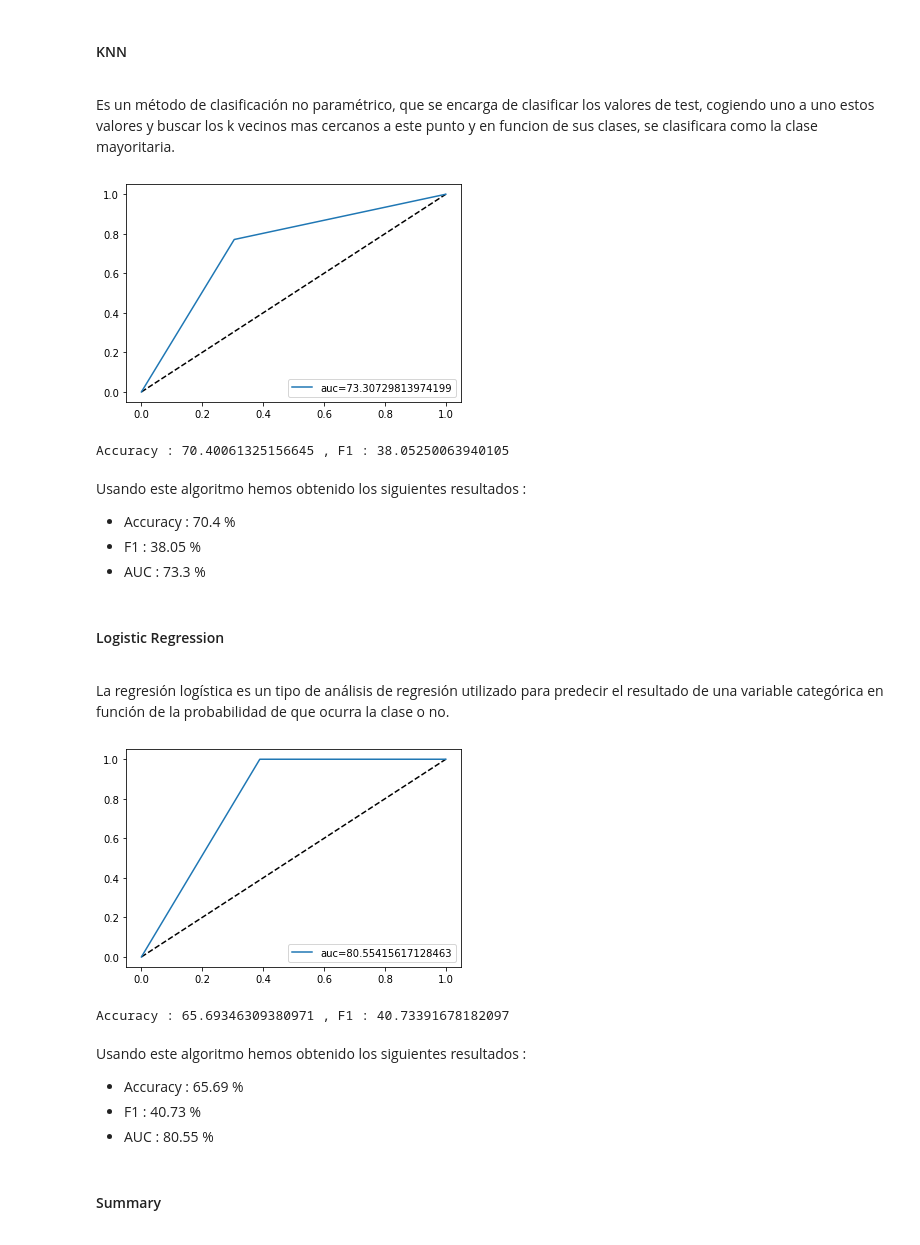
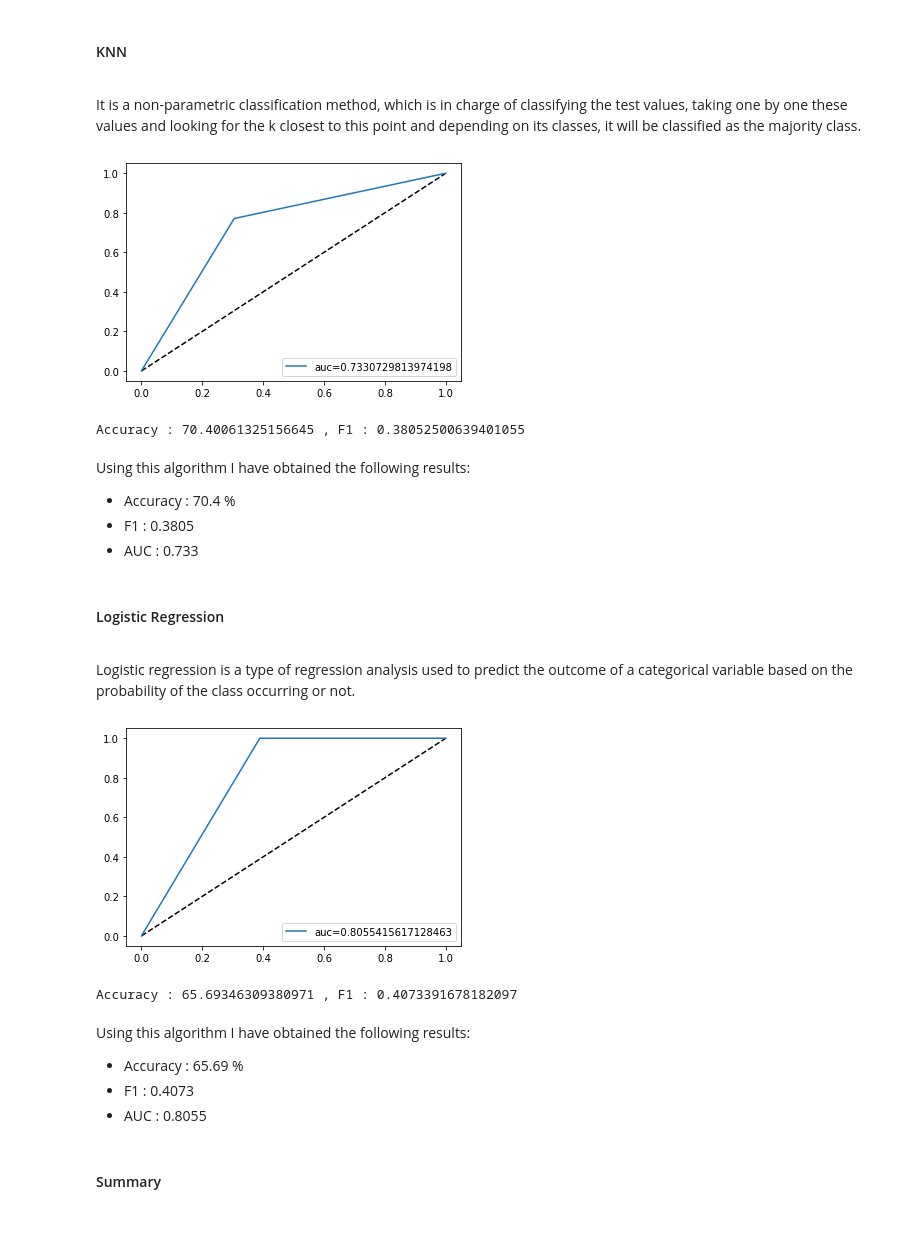
Before and after one commit to DaniMG95/Starbucks_Capstone, a Jupyter notebook: Starbucks_Capstone_notebook.ipynb, the cells around one changed output. Cells and saved outputs as stored; diff of their text form; code cells hidden in the pictures.

```diff
--- a/Starbucks_Capstone_notebook.ipynb
+++ b/Starbucks_Capstone_notebook.ipynb
@@ -756,11 +794,11 @@ Random Forest es un algoritmo de clasificacion que esta formado por un conjunto
 # %%
-from sklearn.ensemble import RandomForestClassifier
+#Training RandomForestClassifier
 parameters = {
         'n_estimators': [3,5, 15],
         'max_features' : ["sqrt", "log2"]
     }
-clf = RandomForestClassifier(random_state=42)
-clf,accurracy_forest,f1_forest,auc_forest=evaluate(X_train,X_test,y_train,y_test,parameters,clf)
+clf_forest = RandomForestClassifier(random_state=42)
+clf_forest,accurracy_forest,f1_forest,auc_forest=evaluate(X_train,X_test,y_train,y_test,parameters,clf_forest)
 accuracy.append(accurracy_forest)
 f1.append(f1_forest)
 auc.append(auc_forest)
@@ -780,10 +818,10 @@ SVM es un modelo que representa a los puntos de muestra en el espacio, separando
 # %%
-from sklearn import svm
+#Training SVM
 parameters = {
         'kernel': ["linear", "poly", "rbf"],
     }
-clf = svm.SVC(random_state=42,class_weight='balanced')
-clf,accurracy_svc,f1_svc,auc_svc=evaluate(X_train,X_test,y_train,y_test,parameters,clf)
+clf_svc = svm.SVC(random_state=42,class_weight='balanced')
+clf_svc,accurracy_svc,f1_svc,auc_svc=evaluate(X_train,X_test,y_train,y_test,parameters,clf_svc)
 accuracy.append(accurracy_svc)
 f1.append(f1_svc)
 auc.append(auc_svc)
@@ -798,50 +836,50 @@ Usando este algoritmo hemos obtenido los siguientes resultados :
 # %% [markdown]
 #### KNN
 <a id="knn"></a>
-# %% [markdown]
-Es un método de clasificación no paramétrico, que se encarga de clasificar los valores de test, cogiendo uno a uno estos valores y buscar los k vecinos mas cercanos a este punto y en funcion de sus clases, se clasificara como la clase mayoritaria.
+# %% [markdown]
+It is a non-parametric classification method, which is in charge of classifying the test values, taking one by one these values and looking for the k closest to this point and depending on its classes, it will be classified as the majority class.
 # %%
-from sklearn.neighbors import KNeighborsClassifier
+#Training KNN
 parameters = {
         'algorithm': ["ball_tree", "kd_tree"],
         'n_neighbors' : [3,5,10]
     }
-clf = KNeighborsClassifier()
-clf,accurracy_knn,f1_knn,auc_knn=evaluate(X_train,X_test,y_train,y_test,parameters,clf)
+clf_knn = KNeighborsClassifier()
+clf_knn,accurracy_knn,f1_knn,auc_knn=evaluate(X_train,X_test,y_train,y_test,parameters,clf_knn)
 accuracy.append(accurracy_knn)
 f1.append(f1_knn)
 auc.append(auc_knn)
 # %% [output]
-[figure, old version]
+[figure, new version]
-Accuracy : 70.40061325156645 , F1 : 38.05250063940105
+Accuracy : 70.40061325156645 , F1 : 0.38052500639401055
-# %% [markdown]
-Usando este algoritmo hemos obtenido los siguientes resultados :
-* Accuracy : 70.4 %
-* F1 : 38.05 %
-* AUC : 73.3 %
+# %% [markdown]
+Using this algorithm I have obtained the following results:
+* Accuracy : 70.4 %
+* F1 : 0.3805
+* AUC : 0.733
 # %% [markdown]
 #### Logistic Regression
 <a id="logistic"></a>
-# %% [markdown]
-La regresión logística es un tipo de análisis de regresión utilizado para predecir el resultado de una variable categórica en función de la probabilidad de que ocurra la clase o no.
+# %% [markdown]
+Logistic regression is a type of regression analysis used to predict the outcome of a categorical variable based on the probability of the class occurring or not.
 # %%
-from sklearn.linear_model import LogisticRegression
+#Training Logistic Regression
 parameters = {
         'solver': ["newton-cg", "sag"]
     }
-clf = LogisticRegression(random_state=42)
-clf,accurracy_log,f1_log,auc_log=evaluate(X_train,X_test,y_train,y_test,parameters,clf)
+clf_log = LogisticRegression(random_state=42)
+clf_log,accurracy_log,f1_log,auc_log=evaluate(X_train,X_test,y_train,y_test,parameters,clf_log)
 accuracy.append(accurracy_log)
 f1.append(f1_log)
 auc.append(auc_log)
 # %% [output]
-[figure, old version]
+[figure, new version]
-Accuracy : 65.69346309380971 , F1 : 40.73391678182097
+Accuracy : 65.69346309380971 , F1 : 0.4073391678182097
-# %% [markdown]
-Usando este algoritmo hemos obtenido los siguientes resultados :
-* Accuracy : 65.69 %
-* F1 : 40.73 %
-* AUC : 80.55 %
+# %% [markdown]
+Using this algorithm I have obtained the following results:
+* Accuracy : 65.69 %
+* F1 : 0.4073
+* AUC : 0.8055
 # %% [markdown]
 #### Summary
 <a id="summary"></a>
```
Also changed, not shown: parts of 143 cells of this notebook, 2 other files.
